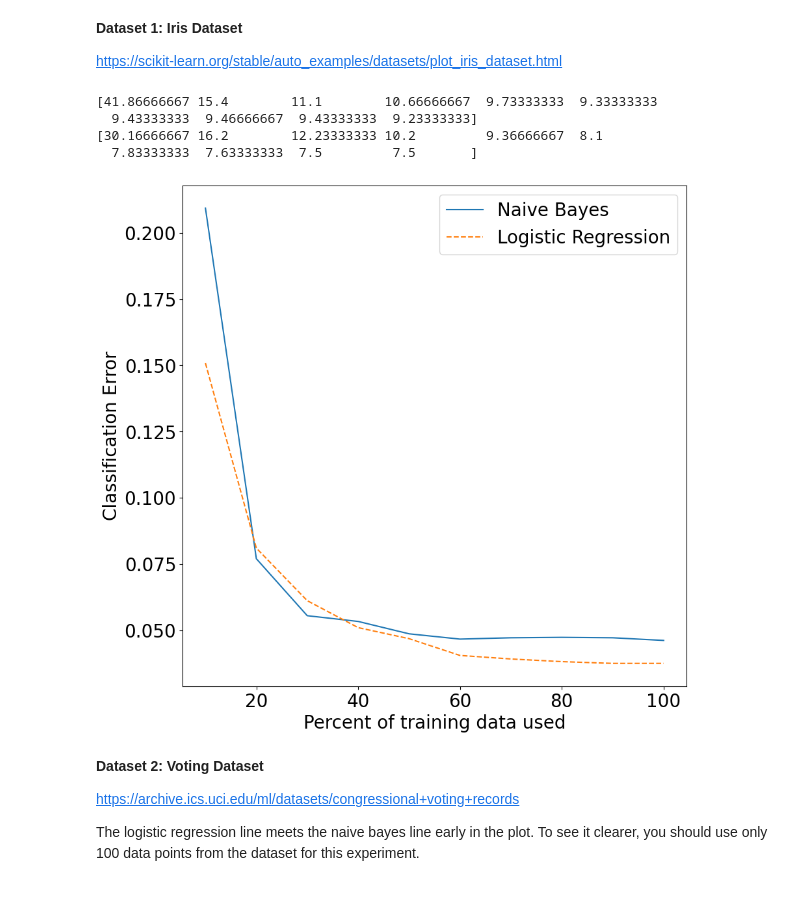
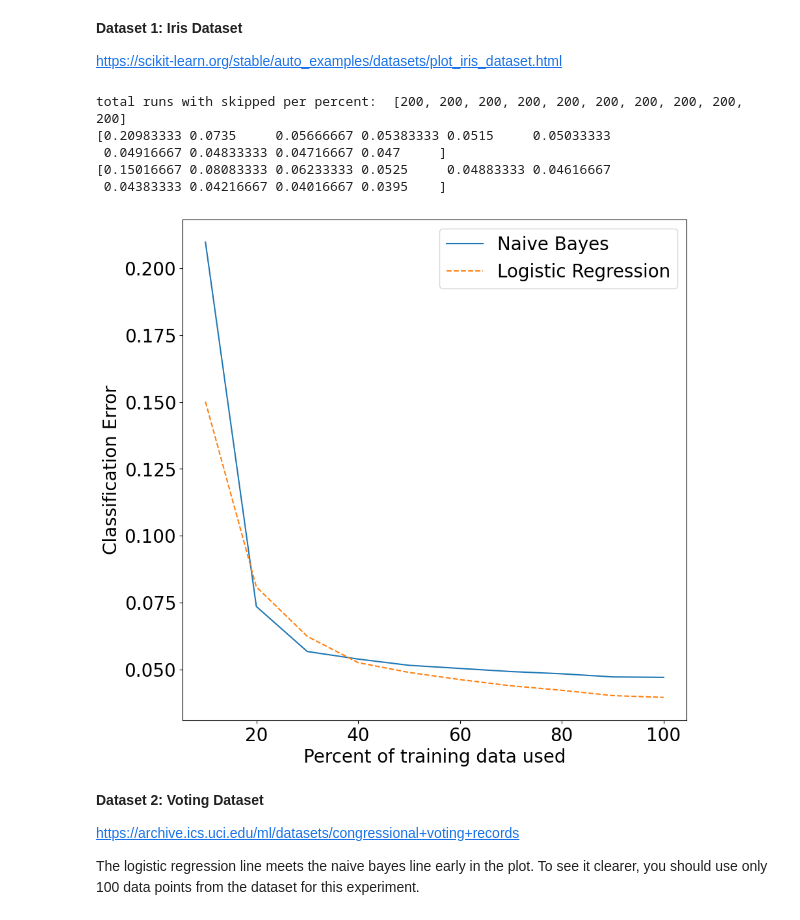
Before and after one commit to Karimkh31/FDS_HS22, a Jupyter notebook: P2/Practical2_skeleton.ipynb, the cells around one changed output. Drawn from its saved outputs; the diff is of its cells as text; code cells hidden in the pictures.

```diff
--- a/P2/Practical2_skeleton.ipynb
+++ b/P2/Practical2_skeleton.ipynb
@@ -471,6 +484,8 @@ def compareNBCvsLR(nbc, lr, X, y, num_runs=200, num_splits=10):
 
     in_percent = num_splits/100
 
+    no_skipped = [num_runs] * num_splits
+
     for i in range(num_runs):
         # shuffle the data 200 times
         Xtrain, ytrain, Xtest, ytest = shuffleData(X,y)
@@ -480,28 +495,28 @@ def compareNBCvsLR(nbc, lr, X, y, num_runs=200, num_splits=10):
             Xtrain_split = Xtrain[:split]
             ytrain_split = ytrain[:split]
 
-            # Log.Reg.
-            lr.fit(Xtrain_split, ytrain_split)
-            yhat = lr.predict(Xtest)
-            test_accuracy = np.mean(yhat == ytest)
-            tst_errs_lr[i] += (1-test_accuracy)
+            # Log.Reg. does not can fit data from 1 class
+            # thus we skip them, if by chance we select values which are the same
+            try:
+                lr.fit(Xtrain_split, ytrain_split)
+                yhat = lr.predict(Xtest)
+                test_accuracy = np.mean(yhat == ytest)
+                tst_errs_lr[i] += (1-test_accuracy)
 
-            nbc.fit(Xtrain_split, ytrain_split)
-            yhat = nbc.predict(Xtest)
-            test_accuracy = np.mean(yhat == ytest)
-            tst_errs_nbc[i] += (1-test_accuracy)
+                nbc.fit(Xtrain_split, ytrain_split)
+                yhat = nbc.predict(Xtest)
+                test_accuracy = np.mean(yhat == ytest)
+                tst_errs_nbc[i] += (1-test_accuracy)
 
+            except:
+                no_skipped[i] -= 1
 
-
+    tst_errs_nbc = tst_errs_nbc / no_skipped
+    tst_errs_lr = tst_errs_lr / no_skipped
+    print("total runs with skipped per percent: ", no_skipped)
     print(tst_errs_nbc)
     print(tst_errs_lr)
 
-
-        # break
-    tst_errs_nbc = tst_errs_nbc / num_runs
-    tst_errs_lr = tst_errs_lr / num_runs
-
-
     return tst_errs_nbc, tst_errs_lr
 # %%
 def makePlot(tst_errs_nbc, tst_errs_lr, title=None, num_splits=10):
@@ -533,32 +548,30 @@ https://scikit-learn.org/stable/auto_examples/datasets/plot_iris_dataset.html
 # %%
 
 # to hide warnings
 import warnings
 warnings.filterwarnings("ignore")
 # TODO: insert your code for experiments
-###################################################
-##### YOUR CODE STARTS HERE #######################
-###################################################
 from sklearn.datasets import load_iris
 from sklearn.naive_bayes import GaussianNB, BernoulliNB
 
 iris = load_iris()
 
 X, y = iris['data'], iris['target']
 
 nbc_iris = NBC(feature_types=['r', 'r', 'r', 'r'])
 lr = LogisticRegression()
-gnb = GaussianNB()
+#gnb = GaussianNB()
 
 
 results = compareNBCvsLR(nbc_iris, lr, X, y)
 makePlot(results[0], results[1])
 # %% [output]
-[41.86666667 15.4        11.1        10.66666667  9.73333333  9.33333333
-  9.43333333  9.46666667  9.43333333  9.23333333]
-[30.16666667 16.2        12.23333333 10.2         9.36666667  8.1
-  7.83333333  7.63333333  7.5         7.5       ]
+total runs with skipped per percent:  [200, 200, 200, 200, 200, 200, 200, 200, 200, 200]
+[0.20983333 0.0735     0.05666667 0.05383333 0.0515     0.05033333
+ 0.04916667 0.04833333 0.04716667 0.047     ]
+[0.15016667 0.08083333 0.06233333 0.0525     0.04883333 0.04616667
+ 0.04383333 0.04216667 0.04016667 0.0395    ]
-[figure, old version]
+[figure, new version]
 # %% [markdown]
 **Dataset 2: Voting Dataset**
 
```
Also changed, not shown: parts of 2 cells of this notebook.
